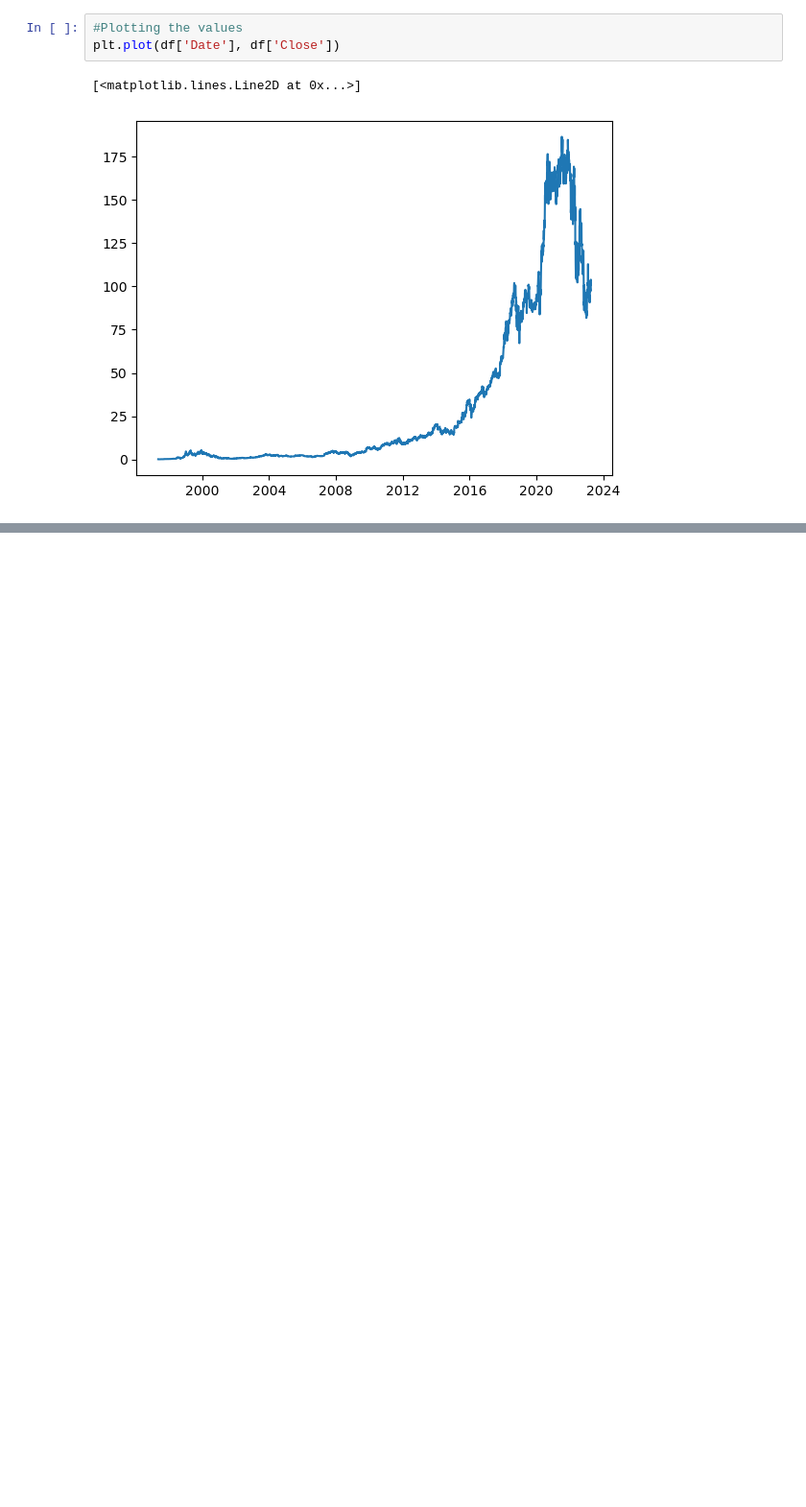
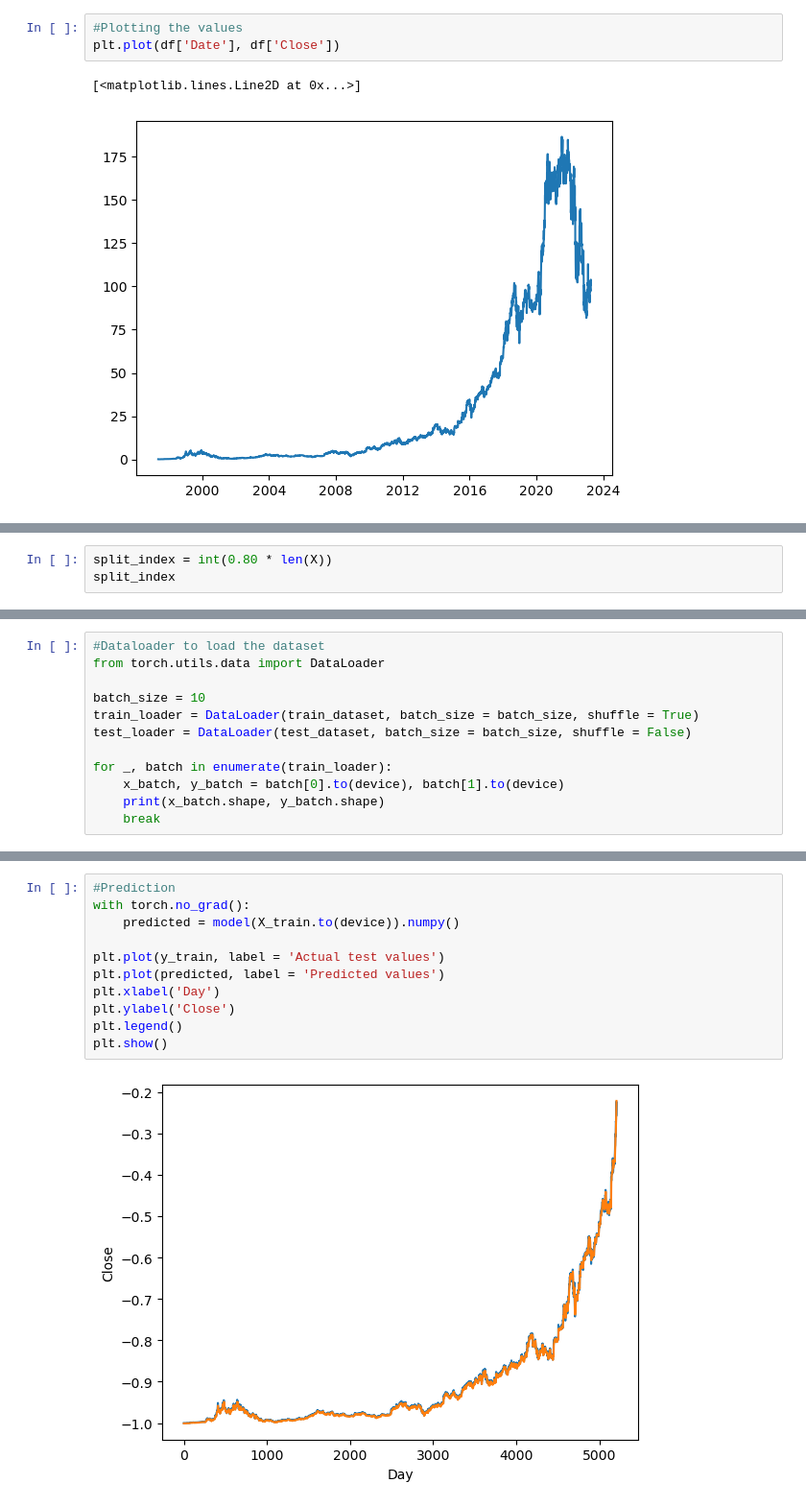
Before and after one commit to ShaonBhattaShuvo/TimeSeries_Analysis, a Jupyter notebook: Stock_Price_Prediction_Using_LSTM.ipynb, the cells around one changed output, grey strips where cells are left out. Shown: that part at 96% size. Saved outputs shown, nothing was run; the diff lists cells and outputs as text; blank space fills up the shorter version.

```diff
--- a/Stock_Price_Prediction_Using_LSTM.ipynb
+++ b/Stock_Price_Prediction_Using_LSTM.ipynb
@@ -64,0 +122,3 @@ df_updated = dataframe_generator(df, )
+# %%
+split_index = int(0.80 * len(X))
+split_index
@@ -64,0 +179,12 @@ df_updated = dataframe_generator(df, )
+# %%
+#Dataloader to load the dataset
+from torch.utils.data import DataLoader
+
+batch_size = 10
+train_loader = DataLoader(train_dataset, batch_size = batch_size, shuffle = True)
+test_loader = DataLoader(test_dataset, batch_size = batch_size, shuffle = False)
+
+for _, batch in enumerate(train_loader):
+    x_batch, y_batch = batch[0].to(device), batch[1].to(device)
+    print(x_batch.shape, y_batch.shape)
+    break
@@ -64,0 +306,13 @@ df_updated = dataframe_generator(df, )
+# %%
+#Prediction
+with torch.no_grad():
+    predicted = model(X_train.to(device)).numpy()
+
+plt.plot(y_train, label = 'Actual test values')
+plt.plot(predicted, label = 'Predicted values')
+plt.xlabel('Day')
+plt.ylabel('Close')
+plt.legend()
+plt.show()
+# %% [output]
+[figure, added]
```
Also changed, not shown: parts of 21 cells of this notebook.
